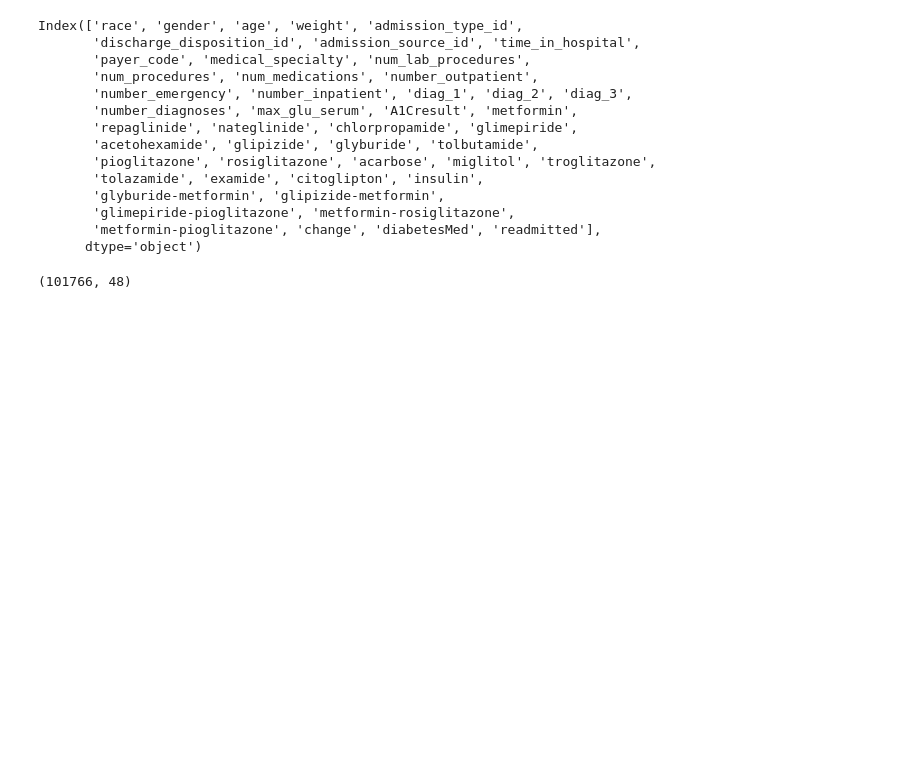
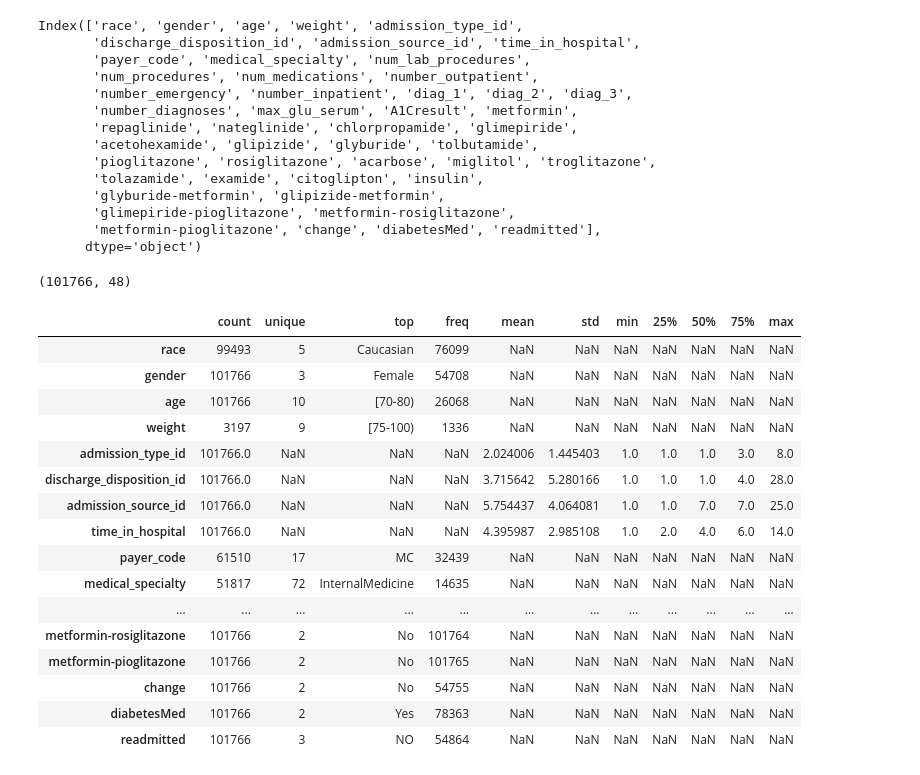
Before and after one commit to Kobyna/healthcare-data-portfolio, a Jupyter notebook: Project_3_Readmission_Prediction/notebook/analysis.ipynb, the cells around one changed output. Cells and saved outputs as stored; diff of their text form; code cells hidden in the pictures; blank space fills up the shorter version.

```diff
--- a/Project_3_Readmission_Prediction/notebook/analysis.ipynb
+++ b/Project_3_Readmission_Prediction/notebook/analysis.ipynb
@@ -88,3 +88,23 @@ Index(['race', 'gender', 'age', 'weight', 'admission_type_id',
 df.shape
 # %% [output]
 (101766, 48)
+# %%
+df.describe(include = 'all').T
+# %% [output]
+|  | count | unique | top | freq | mean | std | min | 25% | 50% | 75% | max |
+| race | 99493 | 5 | Caucasian | 76099 | NaN | NaN | NaN | NaN | NaN | NaN | NaN |
+| gender | 101766 | 3 | Female | 54708 | NaN | NaN | NaN | NaN | NaN | NaN | NaN |
+| age | 101766 | 10 | [70-80) | 26068 | NaN | NaN | NaN | NaN | NaN | NaN | NaN |
+| weight | 3197 | 9 | [75-100) | 1336 | NaN | NaN | NaN | NaN | NaN | NaN | NaN |
+| admission_type_id | 101766.0 | NaN | NaN | NaN | 2.024006 | 1.445403 | 1.0 | 1.0 | 1.0 | 3.0 | 8.0 |
+| discharge_disposition_id | 101766.0 | NaN | NaN | NaN | 3.715642 | 5.280166 | 1.0 | 1.0 | 1.0 | 4.0 | 28.0 |
+| admission_source_id | 101766.0 | NaN | NaN | NaN | 5.754437 | 4.064081 | 1.0 | 1.0 | 7.0 | 7.0 | 25.0 |
+| time_in_hospital | 101766.0 | NaN | NaN | NaN | 4.395987 | 2.985108 | 1.0 | 2.0 | 4.0 | 6.0 | 14.0 |
+| payer_code | 61510 | 17 | MC | 32439 | NaN | NaN | NaN | NaN | NaN | NaN | NaN |
+| medical_specialty | 51817 | 72 | InternalMedicine | 14635 | NaN | NaN | NaN | NaN | NaN | NaN | NaN |
+| ... | ... | ... | ... | ... | ... | ... | ... | ... | ... | ... | ... |
+| metformin-rosiglitazone | 101766 | 2 | No | 101764 | NaN | NaN | NaN | NaN | NaN | NaN | NaN |
+| metformin-pioglitazone | 101766 | 2 | No | 101765 | NaN | NaN | NaN | NaN | NaN | NaN | NaN |
+| change | 101766 | 2 | No | 54755 | NaN | NaN | NaN | NaN | NaN | NaN | NaN |
+| diabetesMed | 101766 | 2 | Yes | 78363 | NaN | NaN | NaN | NaN | NaN | NaN | NaN |
+| readmitted | 101766 | 3 | NO | 54864 | NaN | NaN | NaN | NaN | NaN | NaN | NaN |
```
Also changed, not shown: parts of 6 cells of this notebook.
